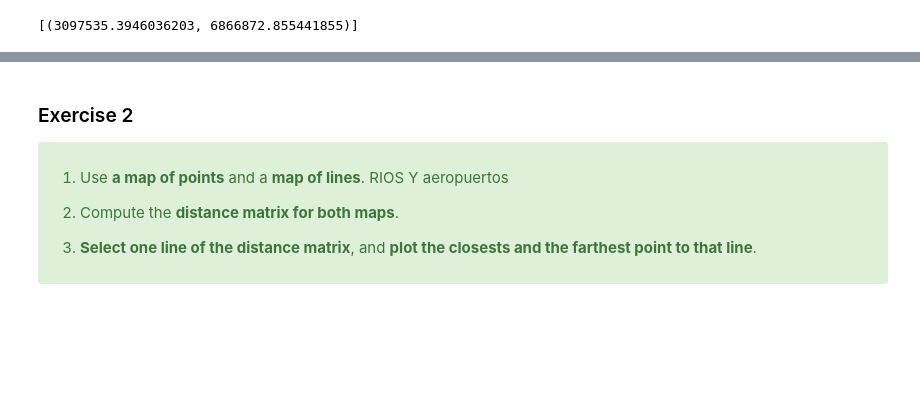
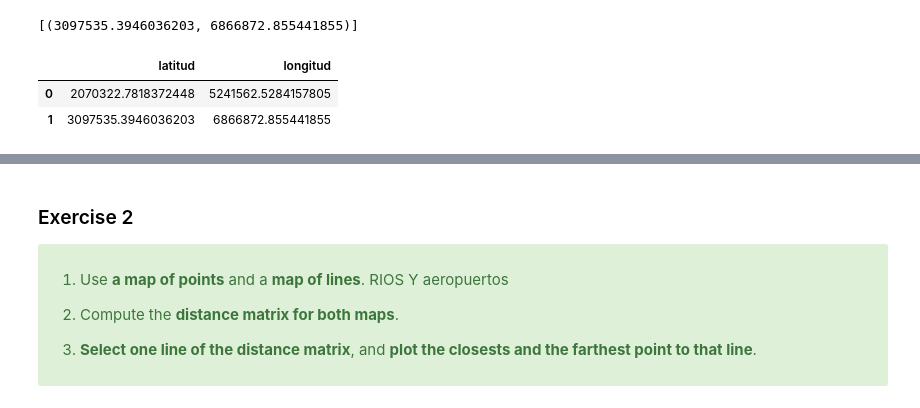
Before and after one commit to Romina300/TareaFinal_1, a Jupyter notebook: TareaFinal_parte1.ipynb, the cells around one changed output, grey strips where cells are left out. Cells and saved outputs as stored; diff of their text form; code cells hidden in the pictures; blank space fills up the shorter version.

```diff
--- a/TareaFinal_parte1.ipynb
+++ b/TareaFinal_parte1.ipynb
@@ -332,6 +351,12 @@ coordenadasPunto2
 # %% [output]
 [(3097535.3946036203, 6866872.855441855)]
 # %%
-from shapely.geometry import Point
-dataPuntos={'Nombre':['Puerto', 'aeropuerto'],'geometry':[Point(2070322.7818372448, 5241562.5284157805),Point(3097535.3946036203, 6866872.855441855)]}
+#from shapely.geometry import Point
+dataPuntos={'latitud':['2070322.7818372448','3097535.3946036203'],'longitud':[ '5241562.5284157805', '6866872.855441855']}
+
 df_puntos=pd.DataFrame(dataPuntos)
+df_puntos
+# %% [output]
+|  | latitud | longitud |
+| 0 | 2070322.7818372448 | 5241562.5284157805 |
+| 1 | 3097535.3946036203 | 6866872.855441855 |
```
Also changed, not shown: parts of 16 cells of this notebook, 1 other file.
